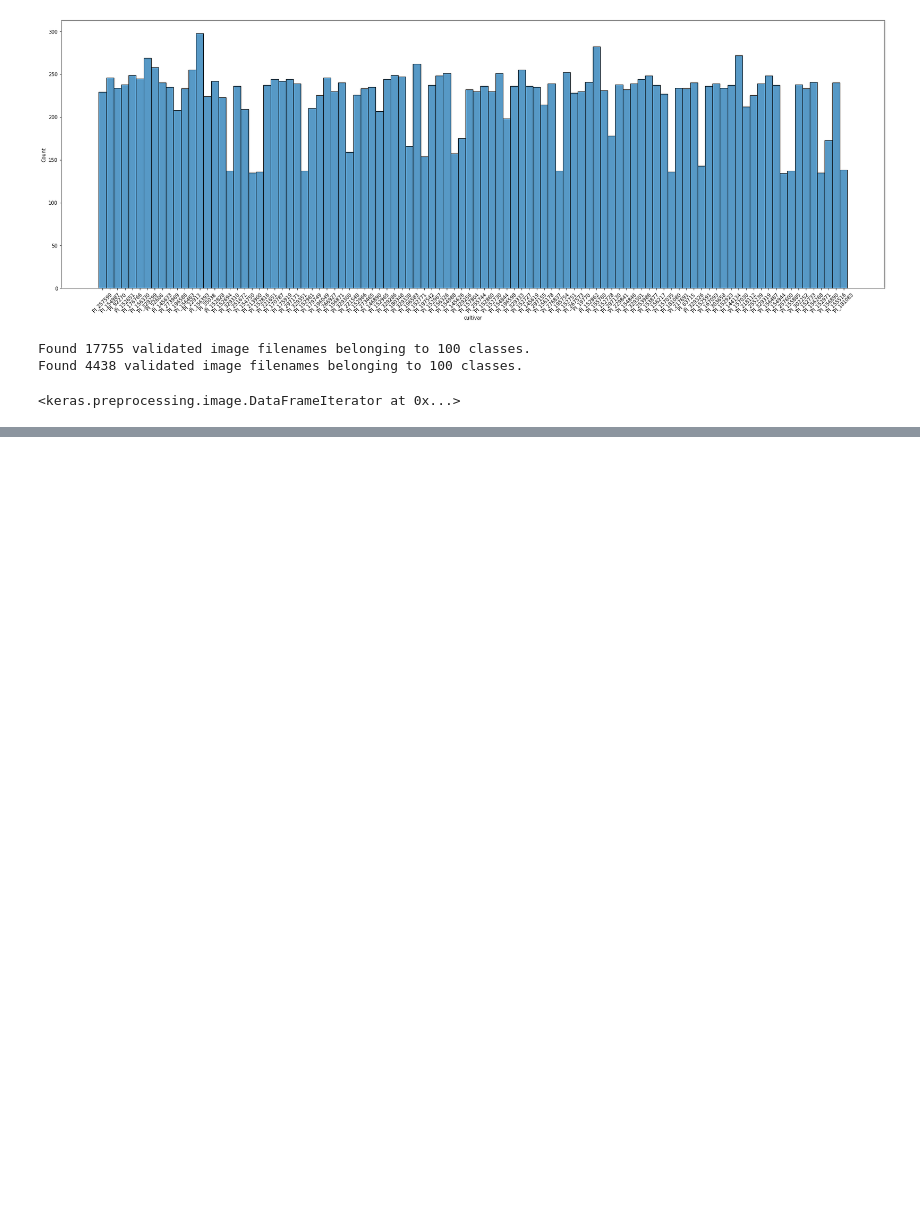
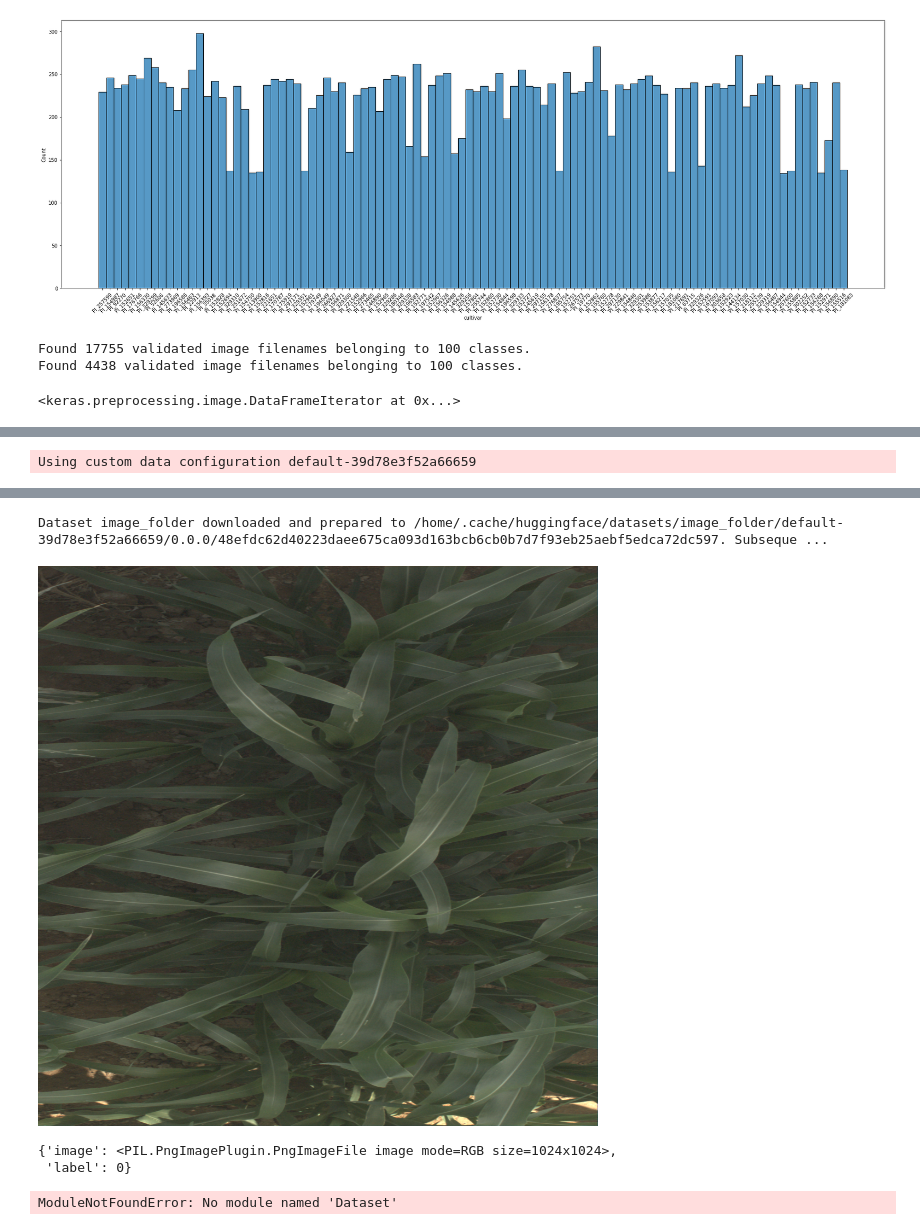
Before and after one commit to annabelng/convnet_crops, a Jupyter notebook: preprocessing.ipynb, the cells around one changed output, grey strips where cells are left out. Saved outputs shown, nothing was run; the diff lists cells and outputs as text; code cells hidden in the pictures; blank space fills up the shorter version.

```diff
--- a/preprocessing.ipynb
+++ b/preprocessing.ipynb
@@ -76,0 +77,7 @@ for i in range(1,10):
+# %%
+# loading image dataset
+from datasets import load_dataset
+dataset = load_dataset("imagefolder", data_dir= datadir + "/train_images")
+dataset["train"][0]["image"]
+# %% [output]
+Using custom data configuration default-39d78e3f52a66659
@@ -76,0 +85,7 @@ for i in range(1,10):
+Dataset image_folder downloaded and prepared to /home/.cache/huggingface/datasets/image_folder/default-39d78e3f52a66659/0.0.0/48efdc62d40223daee675ca093d163bcb6cb0b7d7f93eb25aebf5edca72dc597. Subseque ...
+[figure, added]
+# %%
+dataset['train'][2]
+# %% [output]
+{'image': <PIL.PngImagePlugin.PngImageFile image mode=RGB size=1024x1024>,
+ 'label': 0}
@@ -76,0 +97,5 @@ for i in range(1,10):
+# %%
+from torch.utils.data import Dataset
+train_dataset = Dataset.from_dict(train_cultivar)
+# %% [output]
+ModuleNotFoundError: No module named 'Dataset'
```
Also changed, not shown: parts of 3 cells of this notebook.
